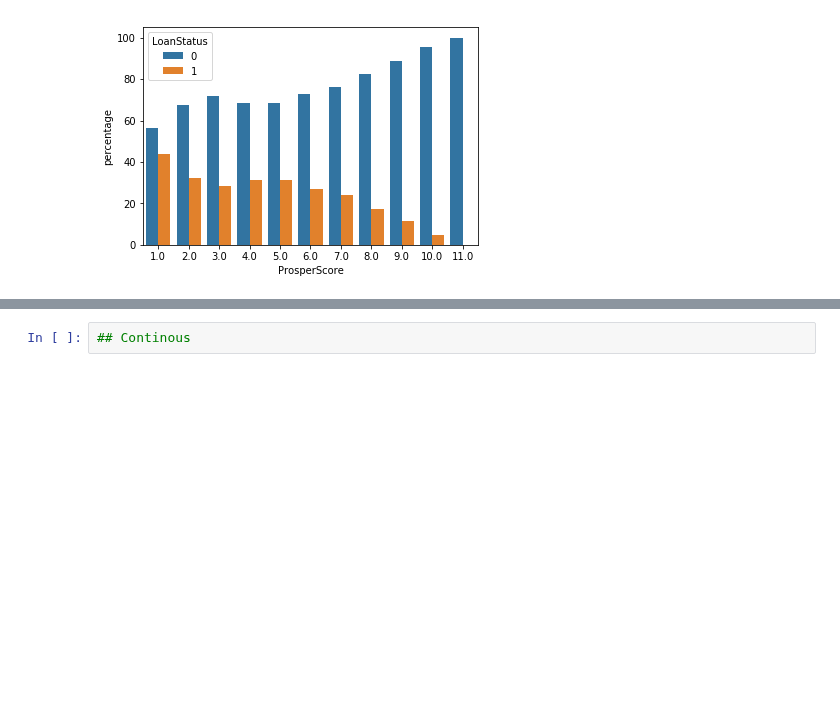
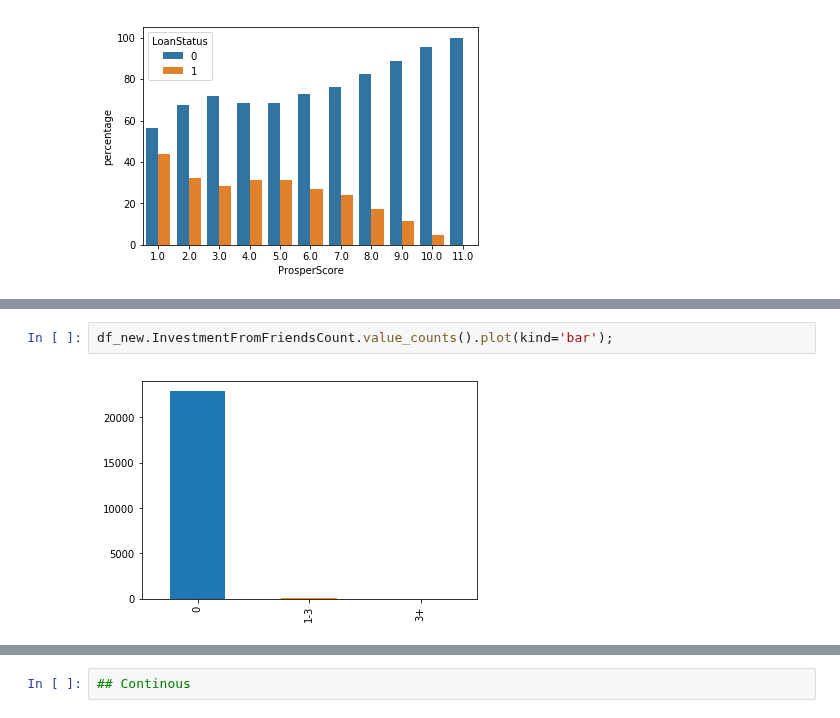
Before and after one commit to abhiksark/Udacity-DataAnalyst-Nanodegree, a Jupyter notebook: bank_loan/loan_dataset.ipynb, the cells around one changed output, grey strips where cells are left out. Drawn from its saved outputs; the diff is of its cells as text; blank space fills up the shorter version.

```diff
--- a/bank_loan/loan_dataset.ipynb
+++ b/bank_loan/loan_dataset.ipynb
@@ -267,0 +309,4 @@ value_counts_status(df_new,'ProsperScore');
+# %%
+df_new.InvestmentFromFriendsCount.value_counts().plot(kind='bar');
+# %% [output]
+[figure, added]
```
Also changed, not shown: parts of 24 cells of this notebook.
